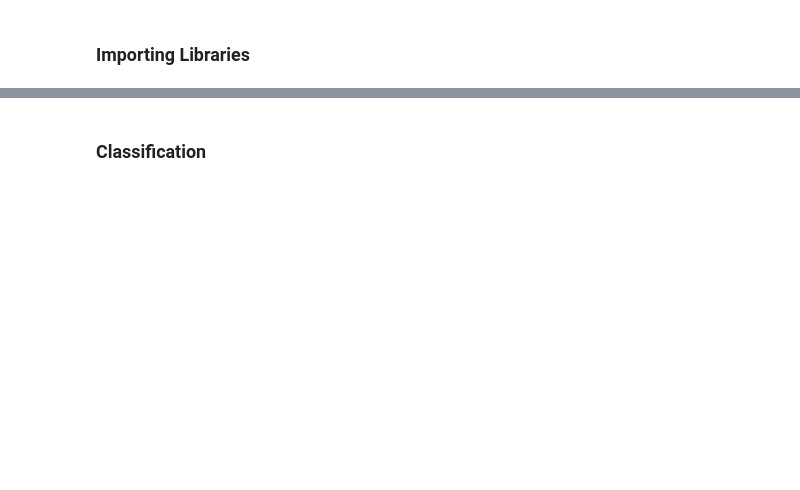
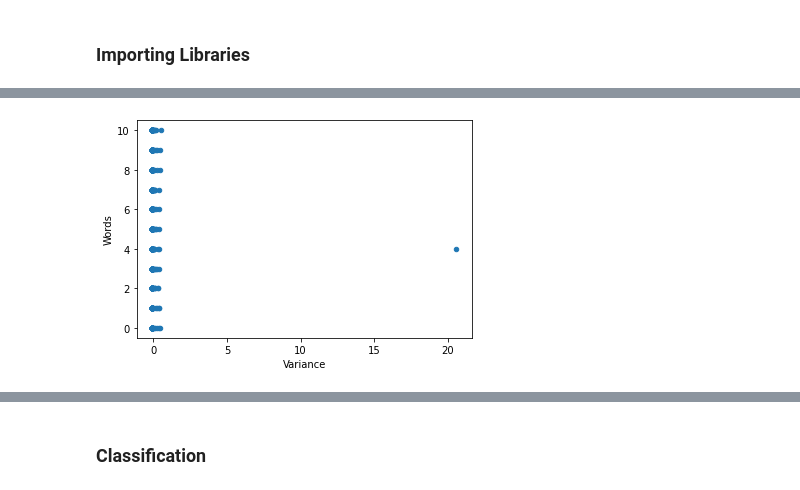
Before and after one commit to abhishekgupta3/EEG-Based-Imagined-Speech-Detection, a Jupyter notebook: Classification.ipynb, the cells around one changed output, grey strips where cells are left out. Cells and saved outputs as stored; diff of their text form; code cells hidden in the pictures; blank space fills up the shorter version.

```diff
--- a/Classification.ipynb
+++ b/Classification.ipynb
@@ -25,0 +39,5 @@ df.head(5)
+# %%
+df.plot(kind = 'scatter', x = 'Variance', y = 'Words')
+plt.show()
+# %% [output]
+[figure, added]
```
Also changed, not shown: parts of 25 cells of this notebook, 2 other files.
